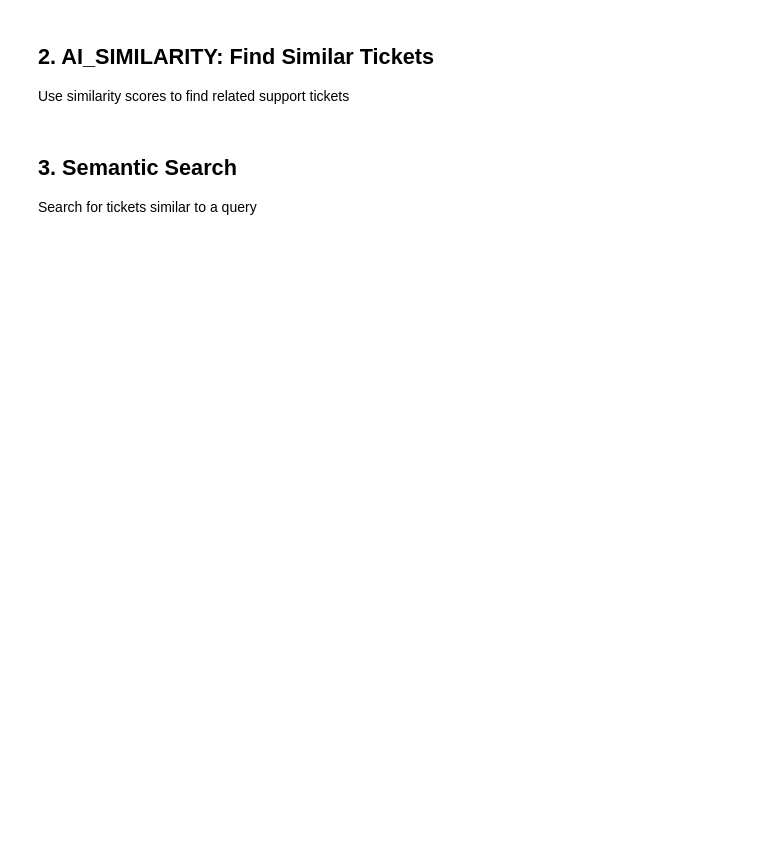
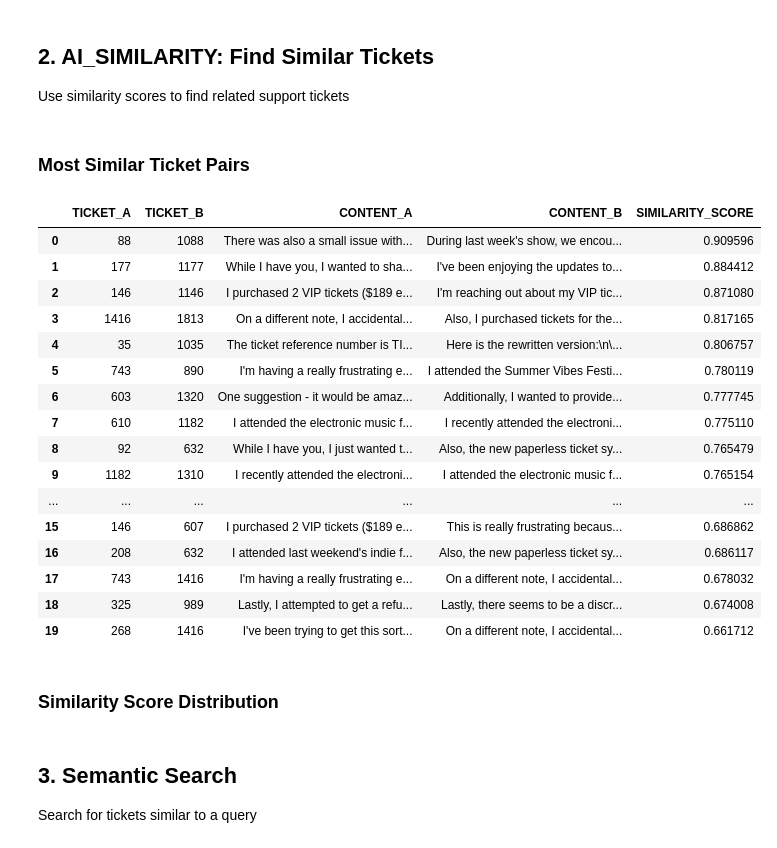
Before and after one commit to Snowflake-Labs/sfguide-getting-started-with-cortex-aisql, a Jupyter notebook: notebooks/02_embeddings_similarity.ipynb, the cells around one changed output. Cells and saved outputs as stored; diff of their text form; code cells hidden in the pictures; blank space fills up the shorter version.

```diff
--- a/notebooks/02_embeddings_similarity.ipynb
+++ b/notebooks/02_embeddings_similarity.ipynb
@@ -52,35 +93,59 @@ st.metric("Embedding Dimension", df['EMBEDDING_DIMENSION'].iloc[0])
 
 Use similarity scores to find related support tickets
 # %%
-# Find similar tickets
+# Find similar tickets using text-based AI_SIMILARITY
+# AI_SIMILARITY works best with text inputs directly
 sql = """
 WITH ticket_pairs AS (
     SELECT
         a.ticket_id as ticket_a,
         b.ticket_id as ticket_b,
         SUBSTR(a.content, 1, 80) as content_a,
         SUBSTR(b.content, 1, 80) as content_b,
-        AI_SIMILARITY(a.embedding, b.embedding) as similarity_score
+        AI_SIMILARITY(a.content, b.content) as similarity_score
     FROM email_embeddings a
     CROSS JOIN email_embeddings b
     WHERE a.ticket_id < b.ticket_id
+    LIMIT 1000  -- Limit for performance
 )
 SELECT * FROM ticket_pairs
 ORDER BY similarity_score DESC
 LIMIT 20
 """
 
 df_similar = session.sql(sql).to_pandas()
-st.subheader("Most Similar Ticket Pairs")
-st.dataframe(df_similar)
+display(Markdown("### Most Similar Ticket Pairs"))
+display(df_similar)
 
 # Visualize similarity distribution
-hist = alt.Chart(df_similar).mark_bar().encode(
-    alt.X('SIMILARITY_SCORE:Q', bin=alt.Bin(maxbins=20)),
-    y='count()'
-).properties(height=300)
-st.subheader("Similarity Score Distribution")
-st.altair_chart(hist, use_container_width=True)
+display(Markdown("### Similarity Score Distribution"))
+fig = px.histogram(df_similar,
+                   x='SIMILARITY_SCORE',
+                   nbins=20,
+                   title='Distribution of Similarity Scores',
+                   labels={'SIMILARITY_SCORE': 'Similarity Score', 'count': 'Count'})
+fig.update_layout(height=400)
+fig.show()
+# %% [output]
+### Most Similar Ticket Pairs
+|  | TICKET_A | TICKET_B | CONTENT_A | CONTENT_B | SIMILARITY_SCORE |
+| 0 | 88 | 1088 | There was also a small issue with... | During last week's show, we encou... | 0.909596 |
+| 1 | 177 | 1177 | While I have you, I wanted to sha... | I've been enjoying the updates to... | 0.884412 |
+| 2 | 146 | 1146 | I purchased 2 VIP tickets ($189 e... | I'm reaching out about my VIP tic... | 0.871080 |
+| 3 | 1416 | 1813 | On a different note, I accidental... | Also, I purchased tickets for the... | 0.817165 |
+| 4 | 35 | 1035 | The ticket reference number is TI... | Here is the rewritten version:\n\... | 0.806757 |
+| 5 | 743 | 890 | I'm having a really frustrating e... | I attended the Summer Vibes Festi... | 0.780119 |
+| 6 | 603 | 1320 | One suggestion - it would be amaz... | Additionally, I wanted to provide... | 0.777745 |
+| 7 | 610 | 1182 | I attended the electronic music f... | I recently attended the electroni... | 0.775110 |
+| 8 | 92 | 632 | While I have you, I just wanted t... | Also, the new paperless ticket sy... | 0.765479 |
+| 9 | 1182 | 1310 | I recently attended the electroni... | I attended the electronic music f... | 0.765154 |
+| ... | ... | ... | ... | ... | ... |
+| 15 | 146 | 607 | I purchased 2 VIP tickets ($189 e... | This is really frustrating becaus... | 0.686862 |
+| 16 | 208 | 632 | I attended last weekend's indie f... | Also, the new paperless ticket sy... | 0.686117 |
+| 17 | 743 | 1416 | I'm having a really frustrating e... | On a different note, I accidental... | 0.678032 |
+| 18 | 325 | 989 | Lastly, I attempted to get a refu... | Lastly, there seems to be a discr... | 0.674008 |
+| 19 | 268 | 1416 | I've been trying to get this sort... | On a different note, I accidental... | 0.661712 |
+### Similarity Score Distribution
 # %% [markdown]
 ## 3. Semantic Search
 
```
Also changed, not shown: parts of 4 cells of this notebook, 41 other files.
